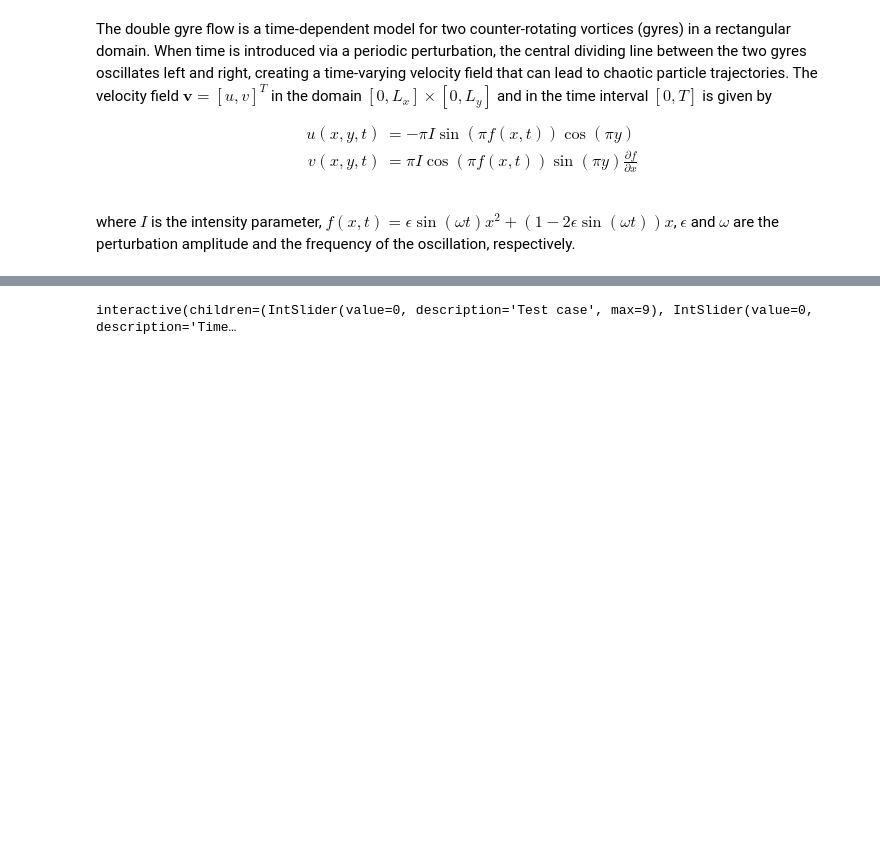
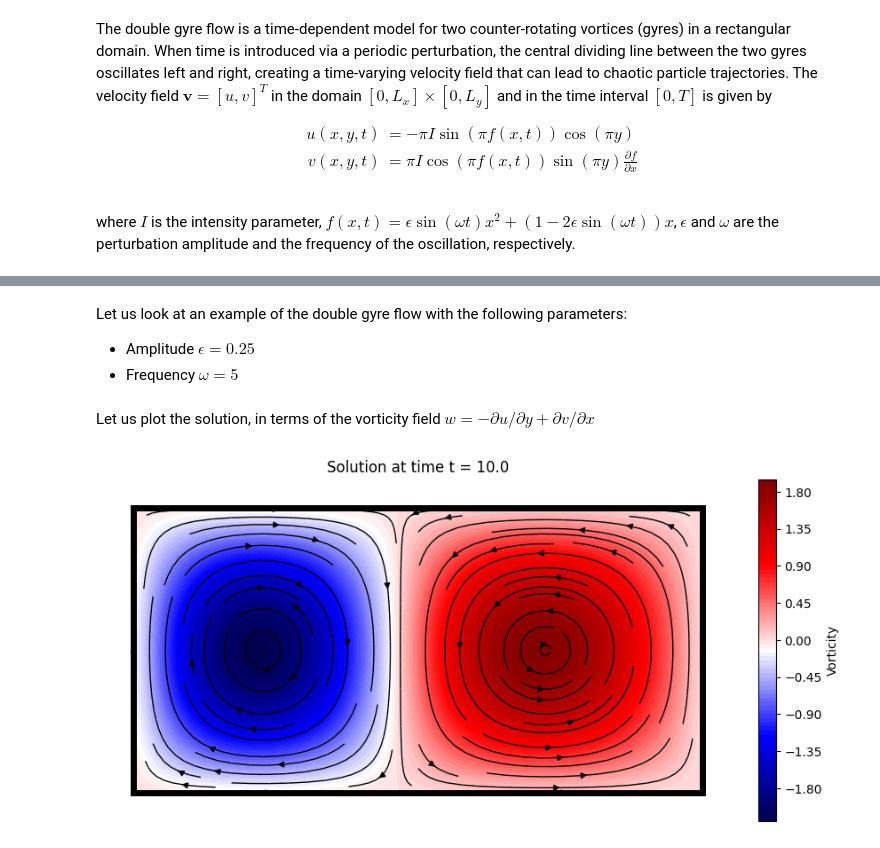
Before and after one commit to pyshred-dev/pyshred, a Jupyter notebook: examples/shred_rom_double_gyre_flow.ipynb, the cells around one changed output, grey strips where cells are left out. Saved outputs shown, nothing was run; the diff lists cells and outputs as text; code cells hidden in the pictures; blank space fills up the shorter version.

Commit message:
add shred rom double gyre flow example

```diff
--- a/examples/shred_rom_double_gyre_flow.ipynb
+++ b/examples/shred_rom_double_gyre_flow.ipynb
@@ -291,41 +67,4 @@ Vtest = V[manager.test_indices]
-# %%
-# SHRED RECONSTRUCTION VISUALIZATION
-
-from ipywidgets import interact, IntSlider
-
-Utest_hat = Utest_hat.reshape(-1, ntimes, nx, ny)
-Utest = Utest.reshape(-1, ntimes, nx, ny)
-
-Vtest_hat = Vtest_hat.reshape(-1, ntimes, nx, ny)
-Vtest = Vtest.reshape(-1, ntimes, nx, ny)
-
-def plot_shred_reconstruction(which_test_trajectory, which_time):
-
-    offset = 0.1
-
-    plt.figure(figsize = (20,5))
-    plt.subplot(1, 2, 1)
-    plt.contourf(x, y, vorticity(Utest[which_test_trajectory, which_time],  Vtest[which_test_trajectory, which_time]).T, cmap = 'seismic', levels = 100)
-    plt.streamplot(x, y, Utest[which_test_trajectory, which_time].T, Vtest[which_test_trajectory, which_time].T, color='black', linewidth = 1, density = 1)
-    plt.axis('off')
-    plt.axis([0 - offset, Lx + offset, 0 - offset, Ly + offset])
-    plt.title(f'Test case {which_test_trajectory} at time t = {round(t[which_time], 3)}')
-    plt.grid(True)
-    plt.gca().add_patch(patches.Rectangle((0, 0), Lx, Ly, linewidth = 5, edgecolor = 'black', facecolor = 'none'))
-    # for k in range(3):
-    #   plt.plot(sensors_coordinates[0, k], sensors_coordinates[1, k], 'o', mfc = 'magenta', mec = 'black', ms = 8, mew = 1.5)
-
-    plt.subplot(1, 2, 2)
-    plt.contourf(x, y, vorticity(Utest_hat[which_test_trajectory, which_time],  Vtest_hat[which_test_trajectory, which_time]).T, cmap = 'seismic', levels = 100)
-    plt.streamplot(x, y, Utest_hat[which_test_trajectory, which_time].T, Vtest_hat[which_test_trajectory, which_time].T, color='black', linewidth = 1, density = 1)
-    plt.axis('off')
-    plt.axis([0 - offset, Lx + offset, 0 - offset, Ly + offset])
-    plt.title(f'SHRED reconstruction at time t = {round(t[which_time], 3)}')
-    plt.grid(True)
-    plt.gca().add_patch(patches.Rectangle((0, 0), Lx, Ly, linewidth = 5, edgecolor = 'black', facecolor = 'none'))
-    # for k in range(nsensors):
-    #   plt.plot(sensors_coordinates[0, k], sensors_coordinates[1, k], 'o', mfc = 'magenta', mec = 'black', ms = 8, mew = 1.5)
-
-interact(plot_shred_reconstruction, which_test_trajectory = IntSlider(value = 0, min = 0, max = len(Utest) - 1, description='Test case'), which_time = IntSlider(min = 0, max = ntimes - 1, step = 1, description='Time step'));
-# %% [output]
-interactive(children=(IntSlider(value=0, description='Test case', max=9), IntSlider(value=0, description='Time…
+# %% [markdown]
+Let us look at an example of the double gyre flow with the following parameters:
+- Amplitude $\epsilon = 0.25$
+- Frequency $\omega = 5$
@@ -331,0 +93,35 @@ interactive(children=(IntSlider(value=0, description='Test case', max=9), IntSli
+# %% [markdown]
+Let us plot the solution, in terms of the vorticity field $w = -\partial u / \partial y + \partial v / \partial x$
+# %%
+# SOLUTION VISUALIZATION
+
+from ipywidgets import interact, FloatSlider
+import matplotlib.patches as patches
+
+def vorticity(u, v):
+    dx = Lx / nx
+    dy = Ly / ny
+    du_dy = np.gradient(u, dy, axis = 1)
+    dv_dx = np.gradient(v, dx, axis = 0)
+    return dv_dx - du_dy
+
+def plot_solution(time):
+
+    which_time = (np.abs(t - time)).argmin()
+    offset = 0.1
+
+    plt.figure(figsize = (10,5))
+    cont = plt.contourf(x, y, vorticity(u[which_time], v[which_time]).T, cmap = 'seismic', levels = 100)
+    plt.colorbar(cont, label='Vorticity', orientation='vertical', pad=0.04, aspect=20, fraction=0.05)
+    plt.streamplot(x, y, u[which_time].T, v[which_time].T, color='black', linewidth = 1, density = 1)
+    plt.axis('off')
+    plt.axis([0 - offset, Lx + offset, 0 - offset, Ly + offset])
+    plt.title(f'Solution at time t = {round(time, 3)}')
+    plt.grid(True)
+    plt.gca().add_patch(patches.Rectangle((0, 0), Lx, Ly, linewidth = 5, edgecolor = 'black', facecolor = 'none'))
+
+
+# interact(plot_solution, time = FloatSlider(value = t[0], min = t[0], max = t[-1], step = (t[1]-t[0]), description='time', layout={'width': '400px', 'height': '50px'}))
+plot_solution(t[-1])
+# %% [output]
+[figure, added]
```
Also changed, not shown: parts of 80 cells of this notebook, 10 other files.
